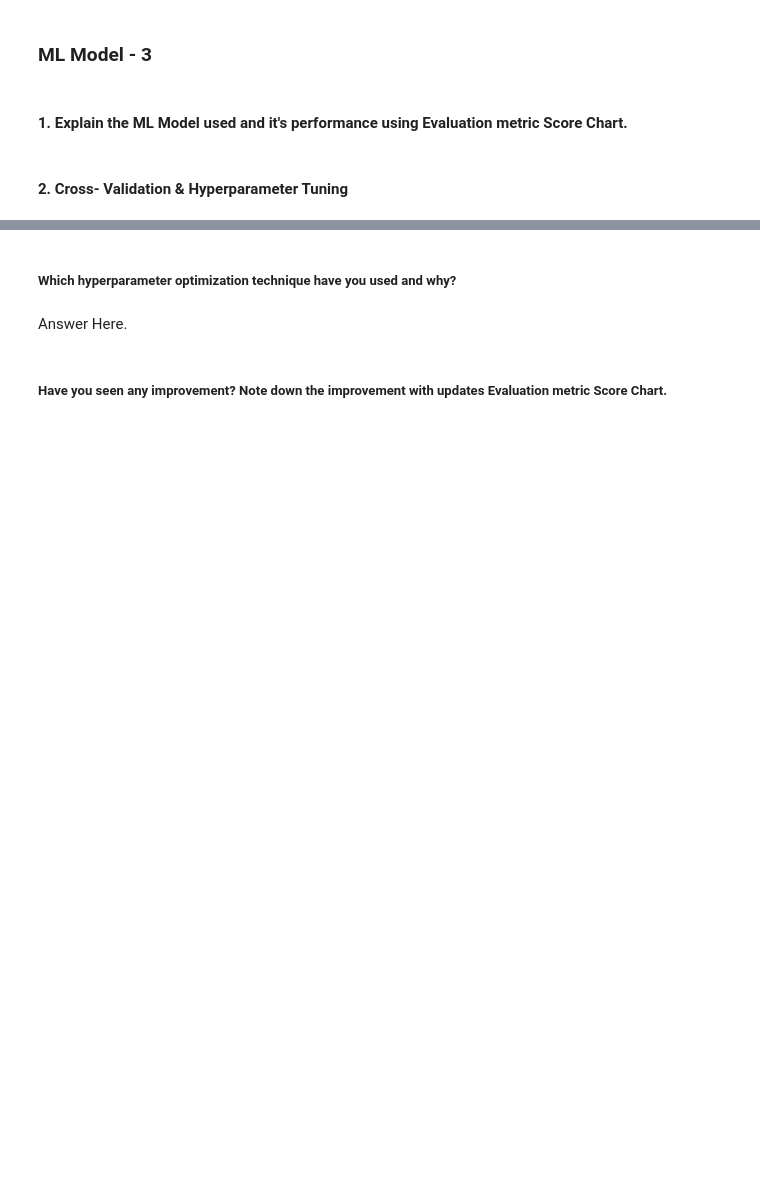
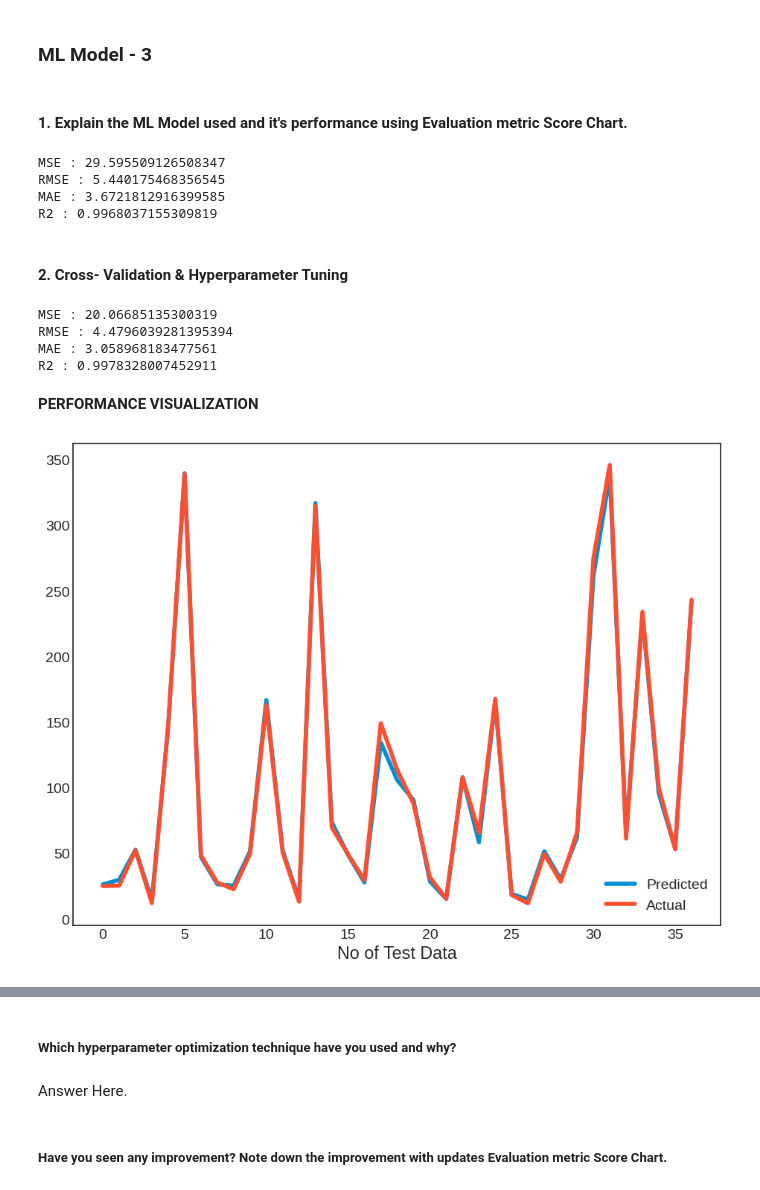
Before and after one commit to saidul-mondal-au7/Yes_Bank_Stock_Closing_Price_Prediction, a Jupyter notebook: Yes_Bank_Stock_Closing_Price_Prediction.ipynb, the cells around one changed output, grey strips where cells are left out. Cells and saved outputs as stored; diff of their text form; code cells hidden in the pictures; blank space fills up the shorter version.

```diff
--- a/Yes_Bank_Stock_Closing_Price_Prediction.ipynb
+++ b/Yes_Bank_Stock_Closing_Price_Prediction.ipynb
@@ -1049,3 +1030,14 @@ Answer Here.
+# %%
+# Visualizing evaluation Metric Score chart
+print("MSE :",mean_squared_error(y_test, y_pred_r))
+print("RMSE :",math.sqrt(mean_squared_error(y_test, y_pred_r)))
+print("MAE :",mean_absolute_error(y_test, y_pred_r))
+print("R2 :",metrics.r2_score(y_test, y_pred_r))
+# %% [output]
+MSE : 29.595509126508347
+RMSE : 5.440175468356545
+MAE : 3.6721812916399585
+R2 : 0.9968037155309819
 # %% [markdown]
 #### 2. Cross- Validation & Hyperparameter Tuning
 # %%
@@ -1056,0 +1053,23 @@ Answer Here.
+# %%
+# Test performance
+print("MSE :",mean_squared_error(y_test, y_pred_ridge))
+print("RMSE :",math.sqrt(mean_squared_error(y_test, y_pred_ridge)))
+print("MAE :",mean_absolute_error(y_test, y_pred_ridge))
+print("R2 :",metrics.r2_score(y_test, y_pred_ridge))
+# %% [output]
+MSE : 20.06685135300319
+RMSE : 4.4796039281395394
+MAE : 3.058968183477561
+R2 : 0.9978328007452911
+# %% [markdown]
+**PERFORMANCE VISUALIZATION**
+# %%
+#Linear regression model performance visualization
+plt.figure(figsize=(10,8))
+plt.plot(y_pred)
+plt.plot(np.array(y_test))
+plt.legend(["Predicted","Actual"])
+plt.xlabel('No of Test Data')
+plt.show()
+# %% [output]
+[figure, added]
```
Also changed, not shown: parts of 30 cells of this notebook.
